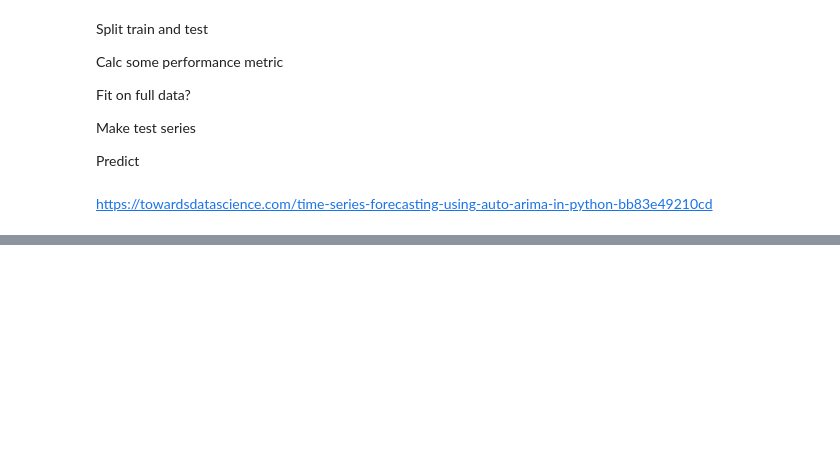
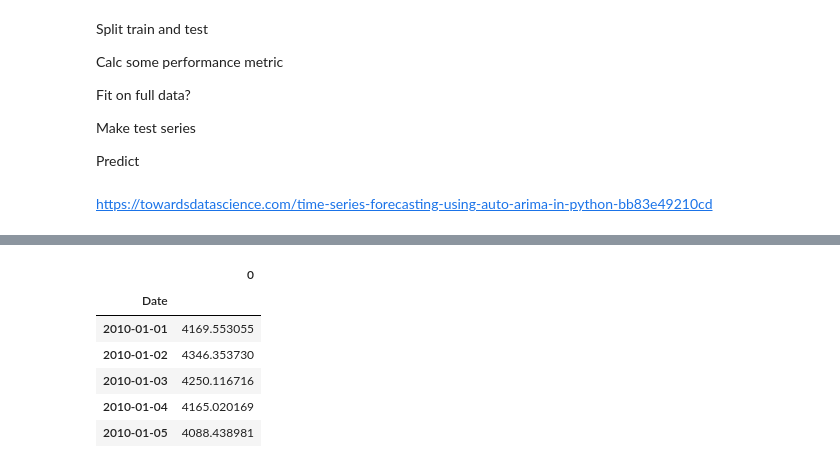
Before and after one commit to robkravec/ENV790_TimeSeriesAnalysis_Sp2022, a Jupyter notebook: Competition/Competition.ipynb, the cells around one changed output, grey strips where cells are left out. Drawn from its saved outputs; the diff is of its cells as text; code cells hidden in the pictures; blank space fills up the shorter version.

```diff
--- a/Competition/Competition.ipynb
+++ b/Competition/Competition.ipynb
@@ -103,0 +146,12 @@ https://towardsdatascience.com/time-series-forecasting-using-auto-arima-in-pytho
+# %%
+# Predict on Jan 2010 data
+prediction = pd.DataFrame(arima1.predict(n_periods = 31), index = ts_test.index)
+prediction.head()
+# %% [output]
+|  | 0 |
+| Date |  |
+| 2010-01-01 | 4169.553055 |
+| 2010-01-02 | 4346.353730 |
+| 2010-01-03 | 4250.116716 |
+| 2010-01-04 | 4165.020169 |
+| 2010-01-05 | 4088.438981 |
```
Also changed, not shown: parts of 9 cells of this notebook, 3 other files.
